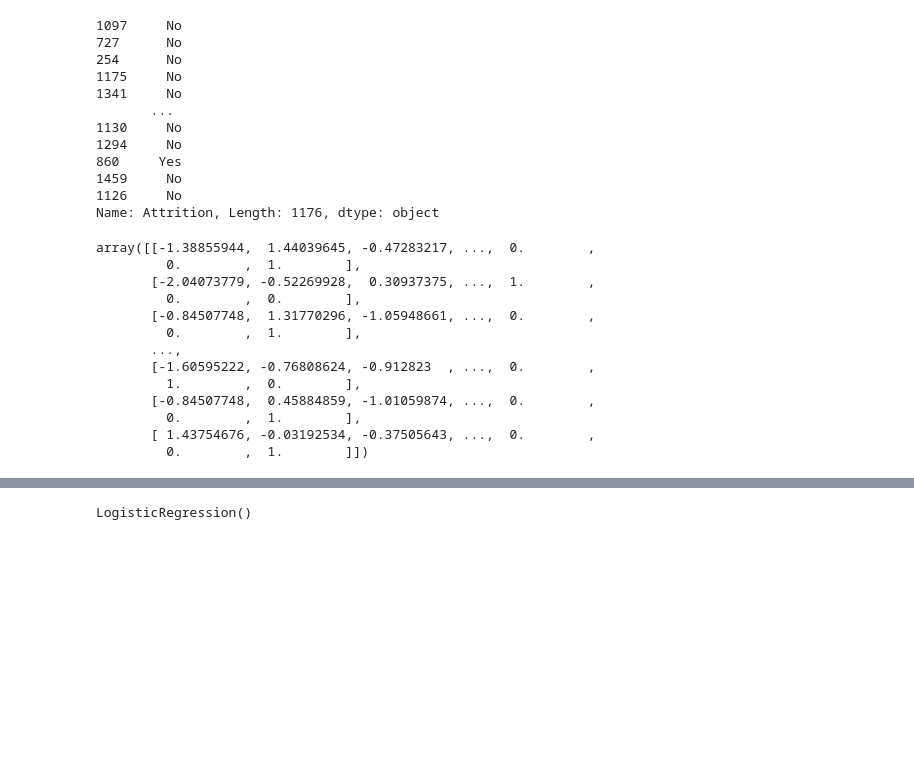
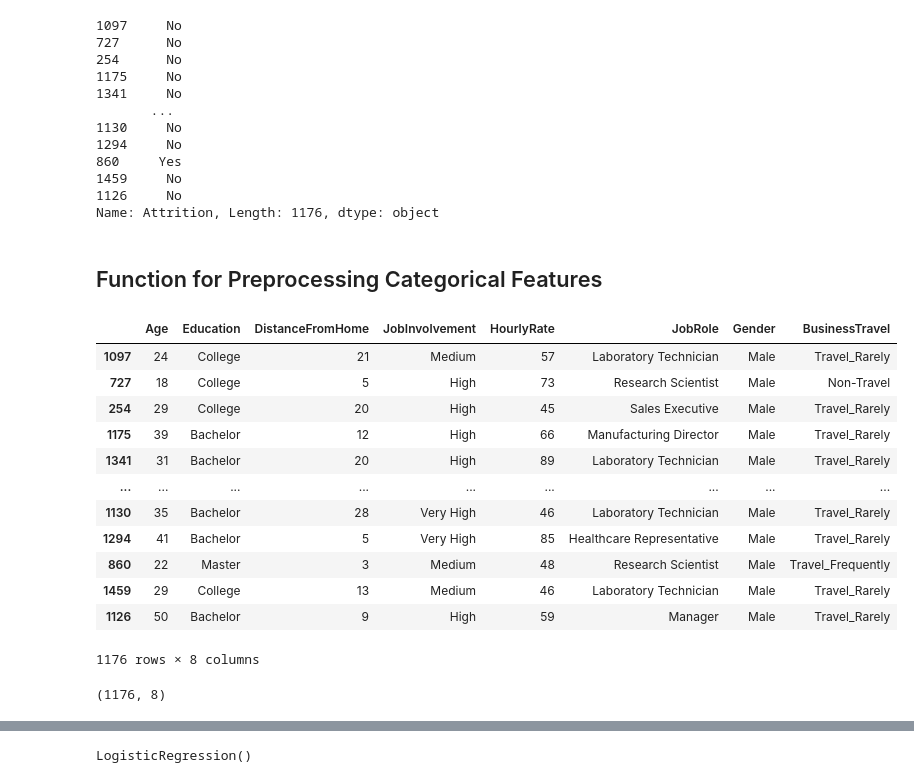
Before and after one commit to SanabuW/attrition_ML, a Jupyter notebook: ml_models/prediction_model3.ipynb, the cells around one changed output, grey strips where cells are left out. Cells and saved outputs as stored; diff of their text form; code cells hidden in the pictures; blank space fills up the shorter version.

```diff
--- a/ml_models/prediction_model3.ipynb
+++ b/ml_models/prediction_model3.ipynb
@@ -115,4 +135,6 @@ data_labels
 1459     No
 1126     No
 Name: Attrition, Length: 1176, dtype: object
+# %% [markdown]
+## Function for Preprocessing Categorical Features
 # %%
@@ -174,19 +186,22 @@ def pipeline_transformer(data):
 # %%
 ##from raw data to processed data in 2 steps
 preprocessed_df = preprocess_cat_columns(data)
-prepared_data = pipeline_transformer(data)
-prepared_data
+preprocessed_df
 # %% [output]
+|  | Age | Education | DistanceFromHome | JobInvolvement | HourlyRate | JobRole | Gender | BusinessTravel |
+| 1097 | 24 | College | 21 | Medium | 57 | Laboratory Technician | Male | Travel_Rarely |
+| 727 | 18 | College | 5 | High | 73 | Research Scientist | Male | Non-Travel |
+| 254 | 29 | College | 20 | High | 45 | Sales Executive | Male | Travel_Rarely |
+| 1175 | 39 | Bachelor | 12 | High | 66 | Manufacturing Director | Male | Travel_Rarely |
+| 1341 | 31 | Bachelor | 20 | High | 89 | Laboratory Technician | Male | Travel_Rarely |
+| ... | ... | ... | ... | ... | ... | ... | ... | ... |
+| 1130 | 35 | Bachelor | 28 | Very High | 46 | Laboratory Technician | Male | Travel_Rarely |
+| 1294 | 41 | Bachelor | 5 | Very High | 85 | Healthcare Representative | Male | Travel_Rarely |
+| 860 | 22 | Master | 3 | Medium | 48 | Research Scientist | Male | Travel_Frequently |
+| 1459 | 29 | College | 13 | Medium | 46 | Laboratory Technician | Male | Travel_Rarely |
+| 1126 | 50 | Bachelor | 9 | High | 59 | Manager | Male | Travel_Rarely |
-array([[-1.38855944,  1.44039645, -0.47283217, ...,  0.        ,
-         0.        ,  1.        ],
-       [-2.04073779, -0.52269928,  0.30937375, ...,  1.        ,
-         0.        ,  0.        ],
-       [-0.84507748,  1.31770296, -1.05948661, ...,  0.        ,
-         0.        ,  1.        ],
-       ...,
-       [-1.60595222, -0.76808624, -0.912823  , ...,  0.        ,
-         1.        ,  0.        ],
-       [-0.84507748,  0.45884859, -1.01059874, ...,  0.        ,
-         0.        ,  1.        ],
-       [ 1.43754676, -0.03192534, -0.37505643, ...,  0.        ,
-         0.        ,  1.        ]])
+1176 rows × 8 columns
+# %%
+preprocessed_df.shape
+# %% [output]
+(1176, 8)
```
Also changed, not shown: parts of 53 cells of this notebook, 2 other files.
